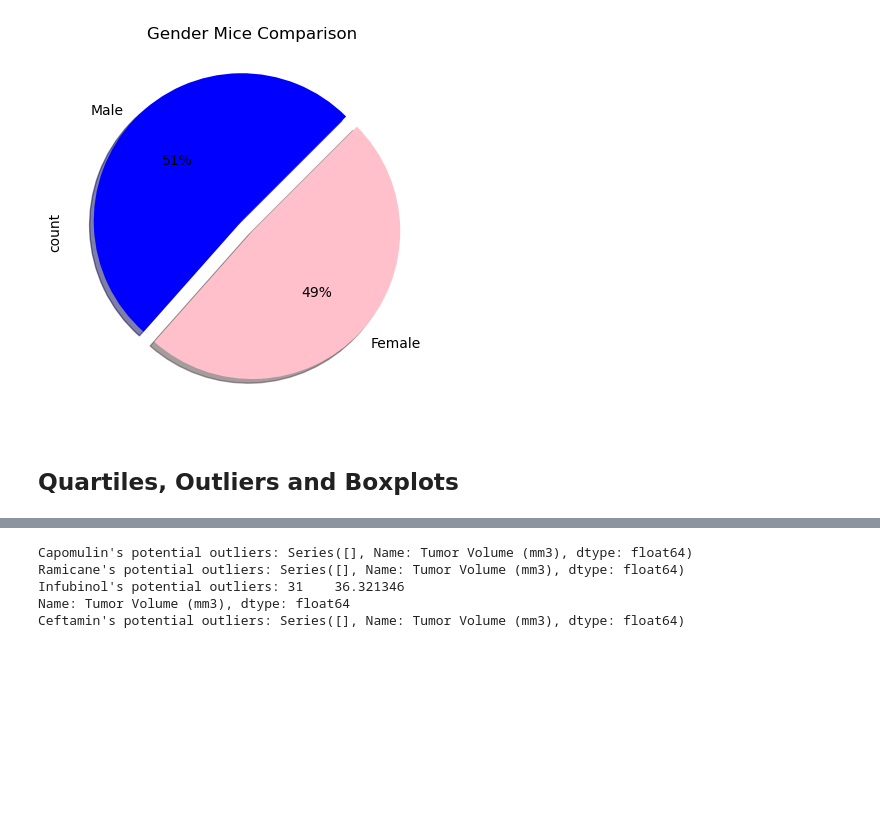
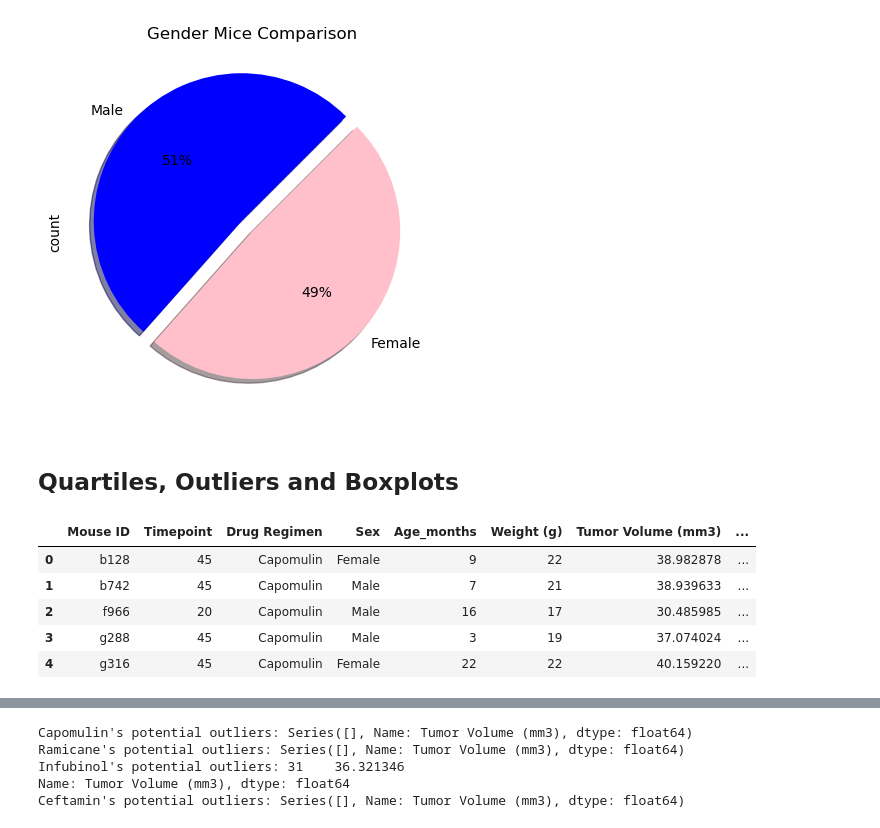
Before and after one commit to davisdw/Data-Visualization-Challenge, a Jupyter notebook: Pymaceuticals/pymaceuticals_starter.ipynb, the cells around one changed output, grey strips where cells are left out. Saved outputs shown, nothing was run; the diff lists cells and outputs as text; code cells hidden in the pictures; blank space fills up the shorter version.

```diff
--- a/Pymaceuticals/pymaceuticals_starter.ipynb
+++ b/Pymaceuticals/pymaceuticals_starter.ipynb
@@ -226,0 +219,44 @@ plt.show()
+# %%
+# Calculate the final tumor volume of each mouse across four of the treatment regimens:
+# Capomulin, Ramicane, Infubinol, and Ceftamin
+
+#defining four drug regimine variables to assign index to those specific drug regimine
+
+capomulin_drug_df = clean_dup_data.loc[clean_dup_data["Drug Regimen"] == "Capomulin"]
+ramicane_drug_df = clean_dup_data.loc[clean_dup_data["Drug Regimen"] == "Ramicane"]
+infubinol_drug_df = clean_dup_data.loc[clean_dup_data["Drug Regimen"] == "Infubinol"]
+ceftamin_drug_df = clean_dup_data.loc[clean_dup_data["Drug Regimen"] == "Ceftamin"]
+
+# Start by getting the last (greatest) timepoint for each mouse
+
+# Capomulin
+capomulin_max_timepoint = capomulin_drug_df.groupby(["Mouse ID"]).max()["Timepoint"]
+capomulin_volume = pd.DataFrame(capomulin_max_timepoint)
+
+#Ramicane
+ramicane_max_timepoint = ramicane_drug_df.groupby(["Mouse ID"]).max()["Timepoint"]
+ramicane_volume = pd.DataFrame(ramicane_max_timepoint)
+
+#Infubinol
+infubinol_max_timepoint = infubinol_drug_df.groupby(["Mouse ID"]).max()["Timepoint"]
+infubinol_volume = pd.DataFrame(infubinol_max_timepoint)
+
+#Ceftamin
+ceftamin_max_timepoint = ceftamin_drug_df.groupby(["Mouse ID"]).max()["Timepoint"]
+ceftamin_volume = pd.DataFrame(ceftamin_max_timepoint)
+
+
+# Merge this group df with the original DataFrame to get the tumor volume at the last timepoint
+capomulin_merge_df = pd.merge(capomulin_volume, clean_dup_data, on=("Mouse ID","Timepoint"),how="left")
+ramicane_merge_df  = pd.merge(ramicane_volume, clean_dup_data, on=("Mouse ID","Timepoint"),how="left")
+infubinol_merge_df = pd.merge(infubinol_volume, clean_dup_data,on=("Mouse ID","Timepoint"),how="left")
+ceftamin_merge_df = pd.merge(ceftamin_volume, clean_dup_data, on=("Mouse ID","Timepoint"),how="left")
+# %%
+capomulin_merge_df.head()
+# %% [output]
+|  | Mouse ID | Timepoint | Drug Regimen | Sex | Age_months | Weight (g) | Tumor Volume (mm3) | ... |
+| 0 | b128 | 45 | Capomulin | Female | 9 | 22 | 38.982878 | ... |
+| 1 | b742 | 45 | Capomulin | Male | 7 | 21 | 38.939633 | ... |
+| 2 | f966 | 20 | Capomulin | Male | 16 | 17 | 30.485985 | ... |
+| 3 | g288 | 45 | Capomulin | Male | 3 | 19 | 37.074024 | ... |
+| 4 | g316 | 45 | Capomulin | Female | 22 | 22 | 40.159220 | ... |
```
Also changed, not shown: parts of 7 cells of this notebook.
